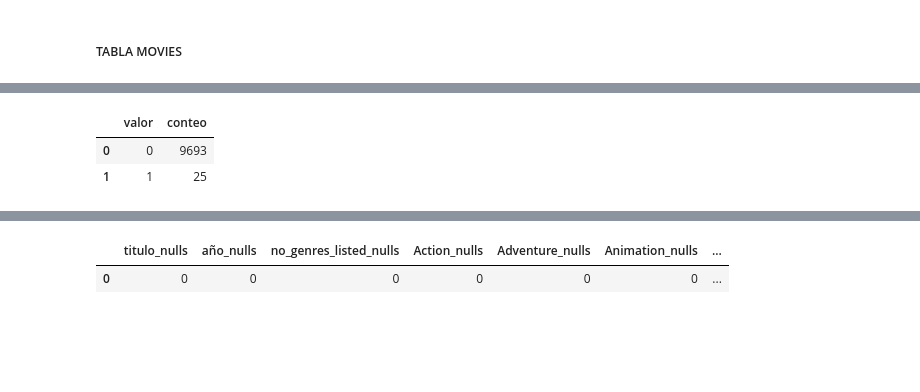
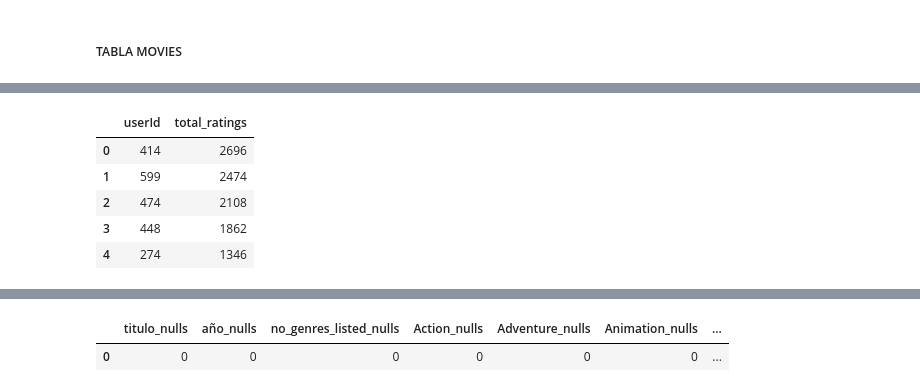
Before and after one commit to JuanCH94/Marketing, a Jupyter notebook: b_exploracion.ipynb, the cells around one changed output, grey strips where cells are left out. Cells and saved outputs as stored; diff of their text form; code cells hidden in the pictures; blank space fills up the shorter version.

```diff
--- a/b_exploracion.ipynb
+++ b/b_exploracion.ipynb
@@ -51,13 +223,16 @@ table_movies.head()
 # %%
-pd.read_sql_query("""
-SELECT
-  `(no genres listed)` AS valor,
-  COUNT(*) AS conteo
-FROM movies
-GROUP BY `(no genres listed)`
-ORDER BY conteo DESC
-""", conexion)
+query = """
+SELECT userId, COUNT(*) AS total_ratings
+FROM ratings
+GROUP BY userId
+ORDER BY total_ratings DESC
+LIMIT 5
+"""
+pd.read_sql_query(query, conexion)
 # %% [output]
-|  | valor | conteo |
-| 0 | 0 | 9693 |
-| 1 | 1 | 25 |
+|  | userId | total_ratings |
+| 0 | 414 | 2696 |
+| 1 | 599 | 2474 |
+| 2 | 474 | 2108 |
+| 3 | 448 | 1862 |
+| 4 | 274 | 1346 |
```
Also changed, not shown: parts of 37 cells of this notebook, 2 other files.
